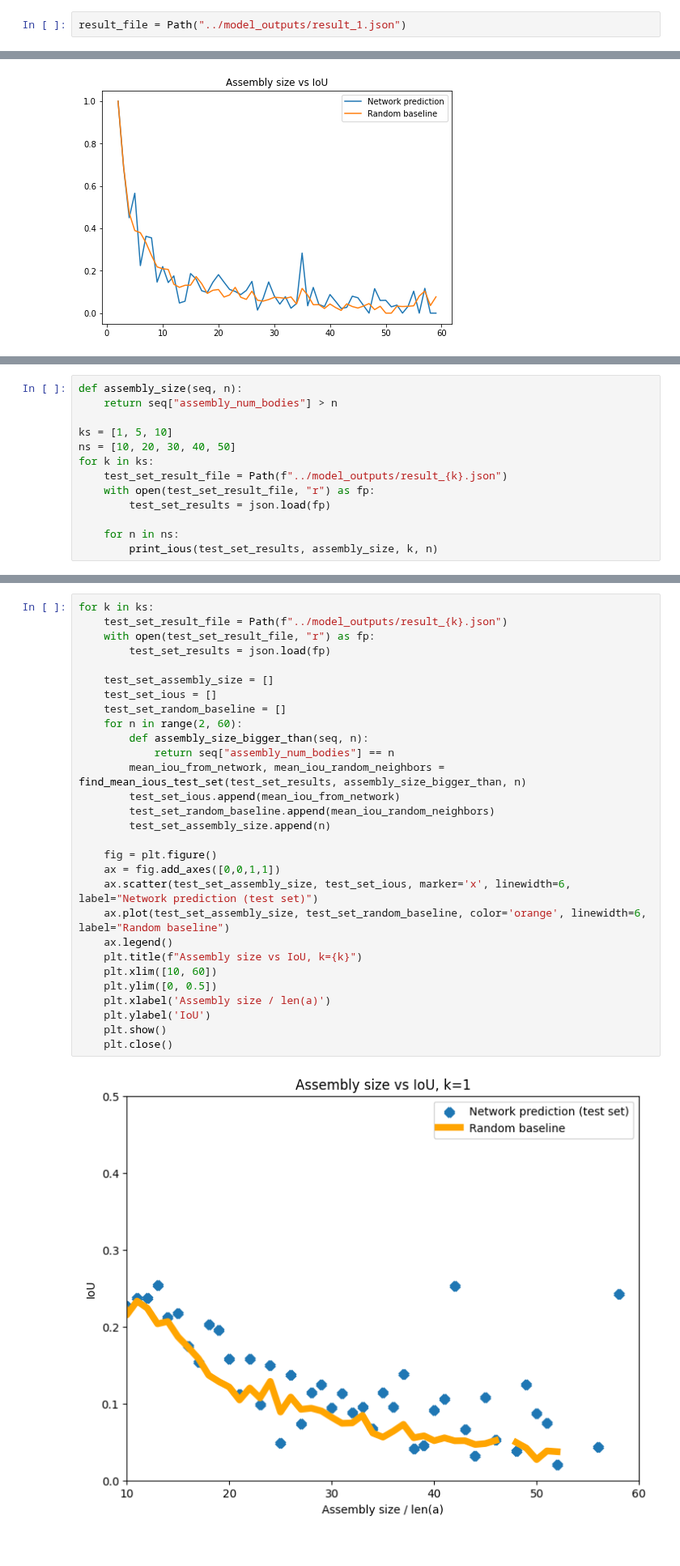
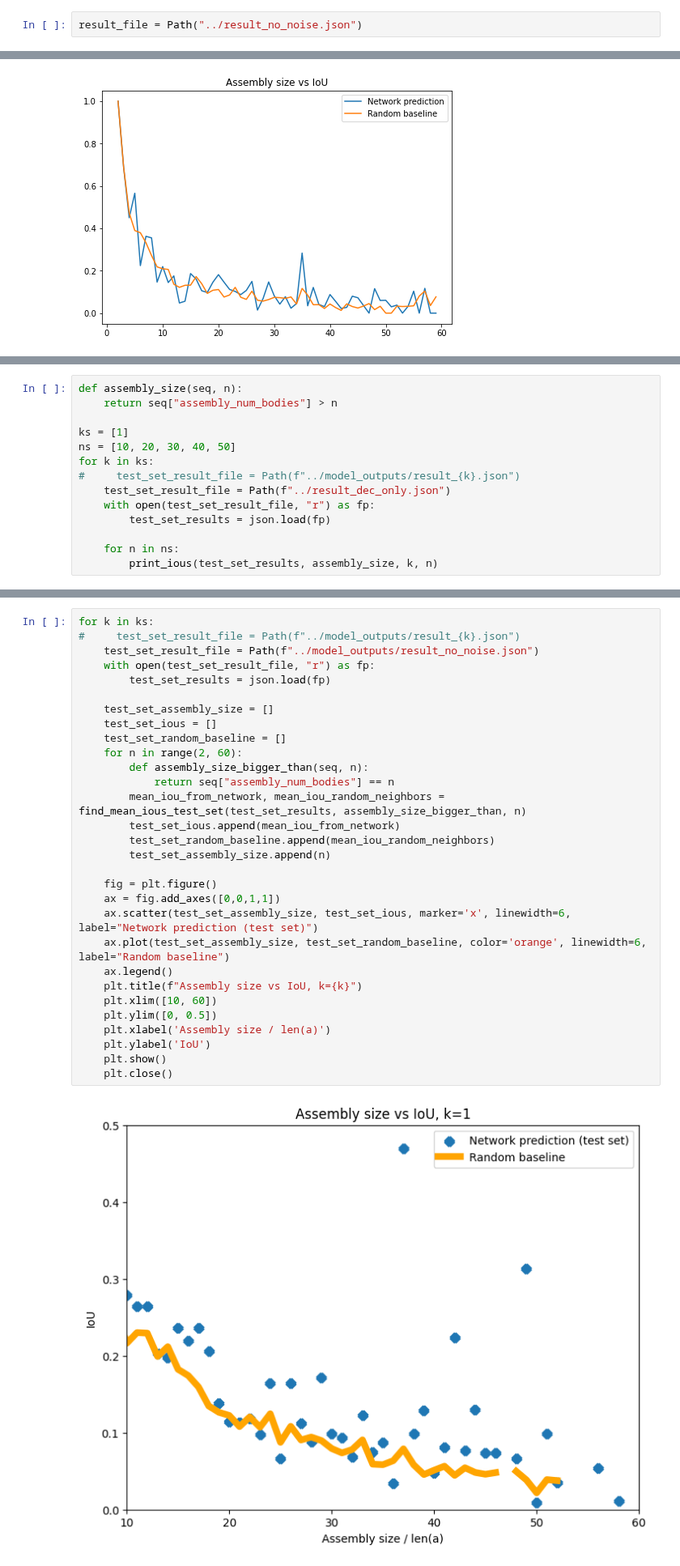
Before and after one commit to gymbeijing/mechanism-identification-public, a Jupyter notebook: joe_notebooks/iou_stats.ipynb, the cells around one changed output, grey strips where cells are left out. Shown at 81% size. Cells and saved outputs as stored; diff of their text form.

```diff
--- a/joe_notebooks/iou_stats.ipynb
+++ b/joe_notebooks/iou_stats.ipynb
@@ -27,7 +27,7 @@ def find_largest_iou(subresult_list):
 
     return np.array(network_iou_list).max(), np.array(random_iou_list).max()
 # %%
-result_file = Path("../model_outputs/result_1.json")
+result_file = Path("../result_no_noise.json")
 # %%
 with open(result_file, "r") as fp:
     data = json.load(fp)
@@ -125,10 +135,11 @@ def print_ious(data, seq_filter, k, n):
 def assembly_size(seq, n):
     return seq["assembly_num_bodies"] > n
 
-ks = [1, 5, 10]
+ks = [1]
 ns = [10, 20, 30, 40, 50]
 for k in ks:
-    test_set_result_file = Path(f"../model_outputs/result_{k}.json")
+#     test_set_result_file = Path(f"../model_outputs/result_{k}.json")
+    test_set_result_file = Path(f"../result_dec_only.json")
     with open(test_set_result_file, "r") as fp:
         test_set_results = json.load(fp)
 
@@ -153,31 +154,32 @@ k=10, n=50:      IoU_network = 7.45%    IoU_random_neighbors = 5.10%
 # %%
 for k in ks:
-    test_set_result_file = Path(f"../model_outputs/result_{k}.json")
+#     test_set_result_file = Path(f"../model_outputs/result_{k}.json")
+    test_set_result_file = Path(f"../model_outputs/result_no_noise.json")
     with open(test_set_result_file, "r") as fp:
         test_set_results = json.load(fp)
 
     test_set_assembly_size = []
     test_set_ious = []
     test_set_random_baseline = []
     for n in range(2, 60):
         def assembly_size_bigger_than(seq, n):
             return seq["assembly_num_bodies"] == n
         mean_iou_from_network, mean_iou_random_neighbors = find_mean_ious_test_set(test_set_results, assembly_size_bigger_than, n)
         test_set_ious.append(mean_iou_from_network)
         test_set_random_baseline.append(mean_iou_random_neighbors)
         test_set_assembly_size.append(n)
 
     fig = plt.figure()
     ax = fig.add_axes([0,0,1,1])
     ax.scatter(test_set_assembly_size, test_set_ious, marker='x', linewidth=6, label="Network prediction (test set)")
     ax.plot(test_set_assembly_size, test_set_random_baseline, color='orange', linewidth=6, label="Random baseline")
     ax.legend()
     plt.title(f"Assembly size vs IoU, k={k}")
     plt.xlim([10, 60])
     plt.ylim([0, 0.5])
     plt.xlabel('Assembly size / len(a)')
     plt.ylabel('IoU')
     plt.show()
     plt.close()
 # %% [output]
-[figure, old version]
+[figure, new version]
```
Also changed, not shown: parts of 5 cells of this notebook, 3 other files.
